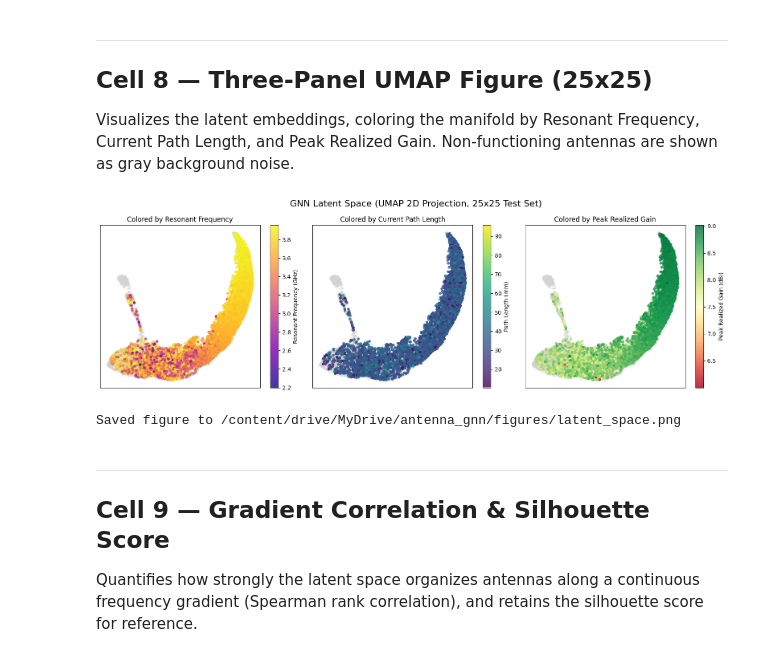
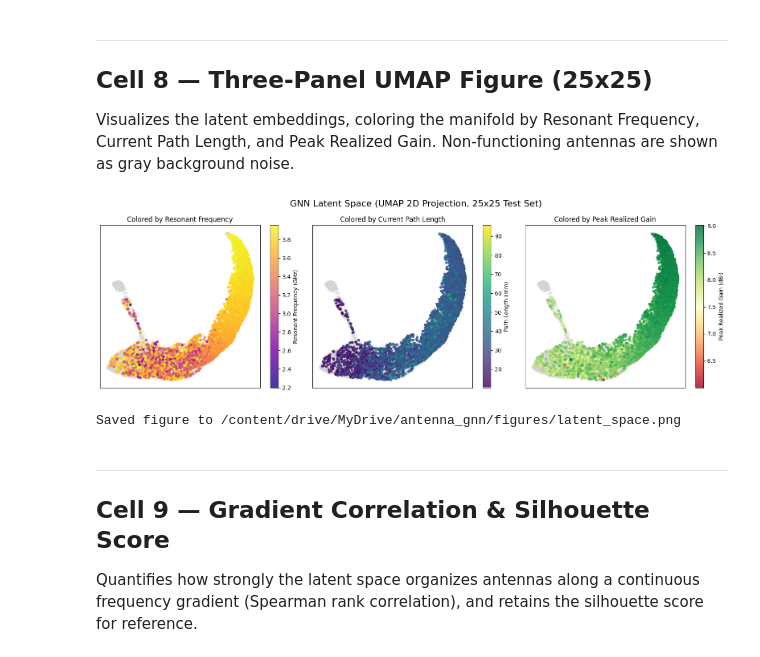
Before and after one commit to asparagusD/antenna_gnn, a Jupyter notebook: notebooks/chunk11_latent_analysis.ipynb, the cells around one changed output. Drawn from its saved outputs; the diff is of its cells as text; code cells hidden in the pictures.

```diff
--- a/notebooks/chunk11_latent_analysis.ipynb
+++ b/notebooks/chunk11_latent_analysis.ipynb
@@ -193,10 +193,6 @@ print("Copying test set .mat files to local SSD using parallel threads...")
 with concurrent.futures.ThreadPoolExecutor(max_workers=32) as executor:
     list(tqdm(executor.map(copy_file, test_indices_25), total=len(test_indices_25), desc="Threaded Copy"))
 
-df_path = pd.read_csv(f'{DATA_ROOT}/artifacts/path_length_data_25x25.csv')
-path_lengths = df_path['L_max_mm'].values # Changed 'path_length_mm' to 'L_max_mm'
-path_idx = 0
-
 test_embeddings = []
 metadata = []
 
@@ -220,18 +216,17 @@ for idx in tqdm(test_indices_25, desc="Extracting Test Embeddings"):
     mat = sio.loadmat(local_mat_path)
     res_gain = float(mat['res_gains'].flatten()[0]) if is_func and mat['res_gains'].size > 0 else np.nan
 
-    pl = np.nan
-    if is_func:
-        if path_idx < len(path_lengths):
-            pl = path_lengths[path_idx]
-            path_idx += 1
+    # FIX 4: also read radiation efficiency
+    res_eff = np.nan
+    if is_func and 'res_effs' in mat and mat['res_effs'].size > 0:
+        res_eff = float(mat['res_effs'].flatten()[0])
 
     metadata.append({
-        'idx': idx,
+        'idx': idx,  # test index — used as merge key for path-length CSV
         'is_functioning': is_func,
         'res_freq_ghz': res_freq if res_freq is not None else np.nan,
         'res_gains': res_gain,
-        'L_max_mm': pl # Changed 'path_length_mm' to 'L_max_mm' for consistency
+        'res_effs': res_eff,
     })
 
 test_embeddings = np.array(test_embeddings)
@@ -240,6 +235,7 @@ df_meta = pd.DataFrame(metadata)
 np.save(f'{DATA_ROOT}/artifacts/test_embeddings_25x25.npy', test_embeddings)
 df_meta.to_csv(f'{DATA_ROOT}/artifacts/test_metadata_25x25.csv', index=False)
 print(f"Saved {len(test_embeddings)} test embeddings and metadata.")
+print(f"df_meta columns: {list(df_meta.columns)}")
 # %% [output]
 Unzipping graphs to /content/local_graphs/25x25
 Scanning Drive for raw .mat files (Fast os.listdir method)...
@@ -297,48 +294,52 @@ Saved UMAP 2D test projections.
 Visualizes the latent embeddings, coloring the manifold by Resonant Frequency, Current Path Length, and Peak Realized Gain. Non-functioning antennas are shown as gray background noise.
 # %%
 fig, axes = plt.subplots(1, 3, figsize=(16, 5))
-func_mask = df_meta['is_functioning'].values == True
+func_mask_original = df_meta['is_functioning'].values == True
 
-x = umap_2d_test[:, 0]
-y = umap_2d_test[:, 1]
+x_all = umap_2d_test[:, 0]
+y_all = umap_2d_test[:, 1]
+
+# Create a DataFrame for plotting functioning antennas, merging UMAP coordinates
+umap_df = pd.DataFrame({'idx': df_meta['idx'], 'umap_x': umap_2d_test[:, 0], 'umap_y': umap_2d_test[:, 1]})
+plot_df_func = func_meta.merge(umap_df, left_on='test_idx', right_on='idx', how='inner')
 
 # Panel 1: Resonant Frequency
-axes[0].scatter(x[~func_mask], y[~func_mask], c='lightgray', s=10, alpha=0.3, label='Non-functioning')
-sc1 = axes[0].scatter(x[func_mask], y[func_mask], c=df_meta.loc[func_mask, 'res_freq_ghz'],
+axes[0].scatter(x_all[~func_mask_original], y_all[~func_mask_original], c='lightgray', s=10, alpha=0.3, label='Non-functioning')
+sc1 = axes[0].scatter(plot_df_func['umap_x'], plot_df_func['umap_y'], c=plot_df_func['res_freq_ghz'],
                       cmap='plasma', s=15, alpha=0.8)
 cbar1 = fig.colorbar(sc1, ax=axes[0])
 cbar1.set_label('Resonant Frequency (GHz)')
 axes[0].set_title('Colored by Resonant Frequency')
 
 # Panel 2: Path Length
-axes[1].scatter(x[~func_mask], y[~func_mask], c='lightgray', s=10, alpha=0.3)
-sc2 = axes[1].scatter(x[func_mask], y[func_mask], c=df_meta.loc[func_mask, 'L_max_mm'], # Changed 'path_length_mm' to 'L_max_mm'
+axes[1].scatter(x_all[~func_mask_original], y_all[~func_mask_original], c='lightgray', s=10, alpha=0.3)
+sc2 = axes[1].scatter(plot_df_func['umap_x'], plot_df_func['umap_y'], c=plot_df_func['L_max_mm'],
                       cmap='viridis', s=15, alpha=0.8)
 cbar2 = fig.colorbar(sc2, ax=axes[1])
 cbar2.set_label('Path Length (mm)')
 axes[1].set_title('Colored by Current Path Length')
 
 # Panel 3: Peak Realized Gain
-axes[2].scatter(x[~func_mask], y[~func_mask], c='lightgray', s=10, alpha=0.3)
-sc3 = axes[2].scatter(x[func_mask], y[func_mask], c=df_meta.loc[func_mask, 'res_gains'],
+axes[2].scatter(x_all[~func_mask_original], y_all[~func_mask_original], c='lightgray', s=10, alpha=0.3)
+sc3 = axes[2].scatter(plot_df_func['umap_x'], plot_df_func['umap_y'], c=plot_df_func['res_gains'],
                       cmap='RdYlGn', s=15, alpha=0.8)
 cbar3 = fig.colorbar(sc3, ax=axes[2])
 cbar3.set_label('Peak Realized Gain (dBi)')
 axes[2].set_title('Colored by Peak Realized Gain')
 
 fig.suptitle('GNN Latent Space (UMAP 2D Projection, 25x25 Test Set)', fontsize=16)
 
 for ax in axes:
     ax.set_xticks([])
     ax.set_yticks([])
 
 plt.tight_layout()
 save_path = f'{DATA_ROOT}/figures/latent_space.png'
 plt.savefig(save_path, dpi=300)
 plt.show()
 print(f"Saved figure to {save_path}")
 # %% [output]
-[figure, old version]
+[figure, new version]
 Saved figure to /content/drive/MyDrive/antenna_gnn/figures/latent_space.png
 # %% [markdown]
 ---
```
Also changed, not shown: parts of 10 cells of this notebook.
